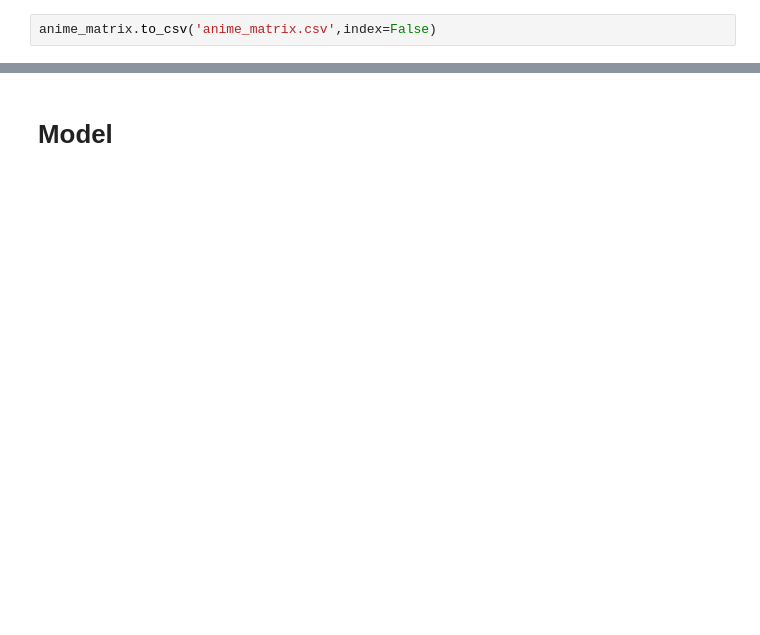
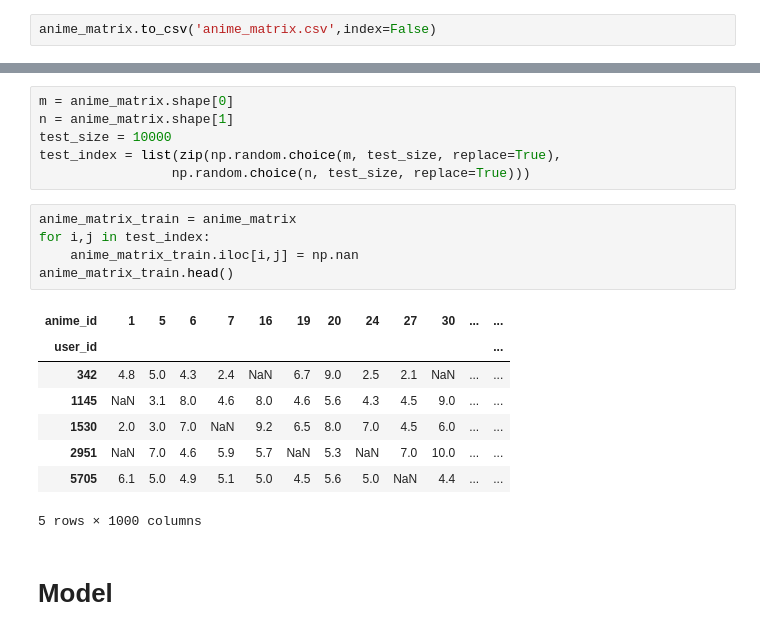
Before and after one commit to wq1701/mlpp_final, a Jupyter notebook: anime_recommendation.ipynb, the cells around one changed output, grey strips where cells are left out. Saved outputs shown, nothing was run; the diff lists cells and outputs as text; blank space fills up the shorter version.

```diff
--- a/anime_recommendation.ipynb
+++ b/anime_recommendation.ipynb
@@ -124,2 +119,22 @@ anime_matrix.to_csv('anime_matrix.csv',index=False)
+# %%
+m = anime_matrix.shape[0]
+n = anime_matrix.shape[1]
+test_size = 10000
+test_index = list(zip(np.random.choice(m, test_size, replace=True),
+                 np.random.choice(n, test_size, replace=True)))
+# %%
+anime_matrix_train = anime_matrix
+for i,j in test_index:
+    anime_matrix_train.iloc[i,j] = np.nan
+anime_matrix_train.head()
+# %% [output]
+| anime_id | 1 | 5 | 6 | 7 | 16 | 19 | 20 | 24 | 27 | 30 | ... | ... |
+| user_id |  |  |  |  |  |  |  |  |  |  |  | ... |
+| 342 | 4.8 | 5.0 | 4.3 | 2.4 | NaN | 6.7 | 9.0 | 2.5 | 2.1 | NaN | ... | ... |
+| 1145 | NaN | 3.1 | 8.0 | 4.6 | 8.0 | 4.6 | 5.6 | 4.3 | 4.5 | 9.0 | ... | ... |
+| 1530 | 2.0 | 3.0 | 7.0 | NaN | 9.2 | 6.5 | 8.0 | 7.0 | 4.5 | 6.0 | ... | ... |
+| 2951 | NaN | 7.0 | 4.6 | 5.9 | 5.7 | NaN | 5.3 | NaN | 7.0 | 10.0 | ... | ... |
+| 5705 | 6.1 | 5.0 | 4.9 | 5.1 | 5.0 | 4.5 | 5.6 | 5.0 | NaN | 4.4 | ... | ... |
+5 rows × 1000 columns
 # %% [markdown]
 # Model
```
Also changed, not shown: parts of 23 cells of this notebook, 1 other file.
